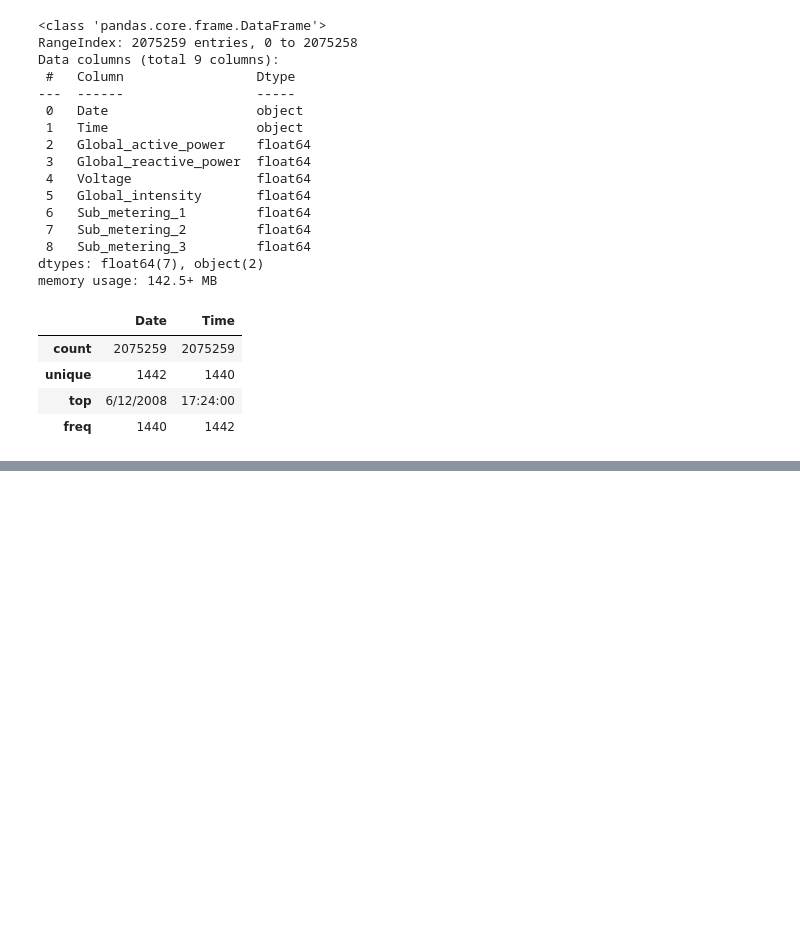
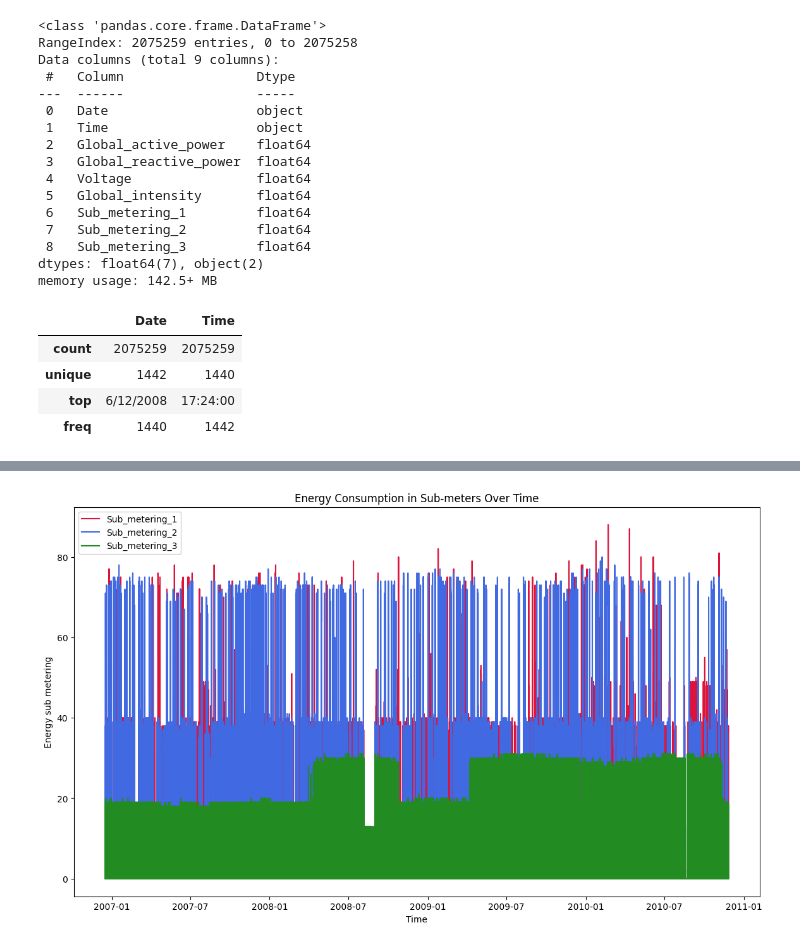
Before and after one commit to AechGit/Energy-Consumption-Project-Springboard, a Jupyter notebook: Hitesh_Energy_consumption_Prediction.ipynb, the cells around one changed output, grey strips where cells are left out. Drawn from its saved outputs; the diff is of its cells as text; code cells hidden in the pictures; blank space fills up the shorter version.

```diff
--- a/Hitesh_Energy_consumption_Prediction.ipynb
+++ b/Hitesh_Energy_consumption_Prediction.ipynb
@@ -233,0 +302,12 @@ df.describe(include = object) # Provides a summary of non-numeric (object) colum
+# %%
+plt.figure(figsize=(14, 8))
+plt.plot(df['Datetime'], df['Sub_metering_1'], label='Sub_metering_1', color='crimson')
+plt.plot(df['Datetime'], df['Sub_metering_2'], label='Sub_metering_2', color='royalblue')
+plt.plot(df['Datetime'], df['Sub_metering_3'], label='Sub_metering_3', color='forestgreen')
+plt.title('Energy Consumption in Sub-meters Over Time')
+plt.xlabel('Time')
+plt.ylabel('Energy sub metering')
+plt.legend()
+plt.show()
+# %% [output]
+[figure, added]
```
Also changed, not shown: parts of 45 cells of this notebook.
